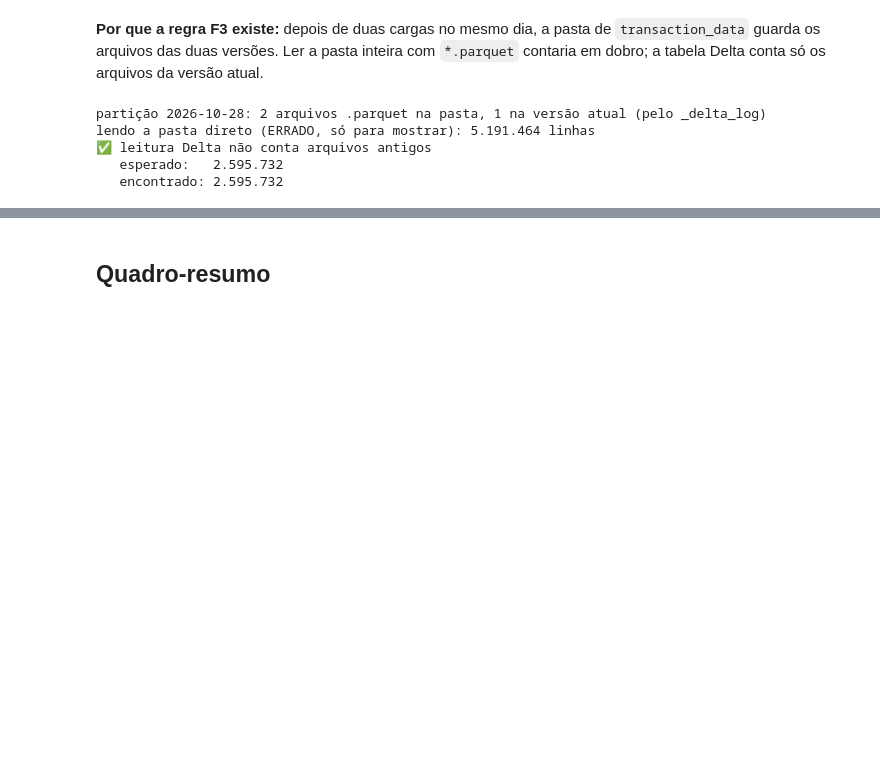
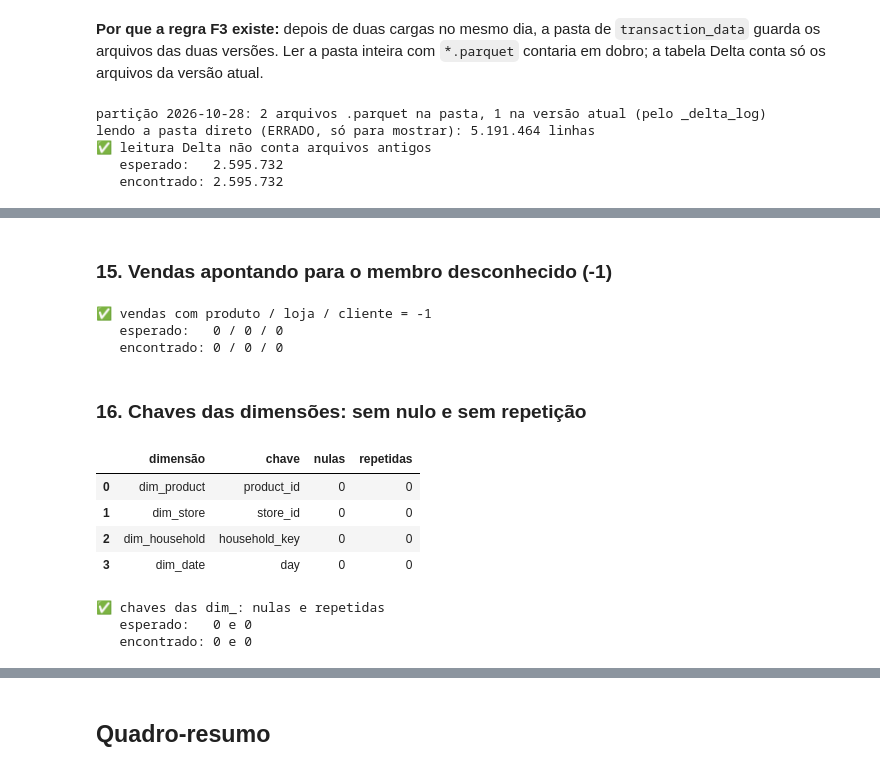
Before and after one commit to caiosantosho2-dotcom/retail-lakehouse, a Jupyter notebook: notebooks/explorando_lakehouse.ipynb, the cells around one changed output, grey strips where cells are left out. Cells and saved outputs as stored; diff of their text form; code cells hidden in the pictures; blank space fills up the shorter version.

```diff
--- a/notebooks/explorando_lakehouse.ipynb
+++ b/notebooks/explorando_lakehouse.ipynb
@@ -218,0 +397,29 @@ lendo a pasta direto (ERRADO, só para mostrar): 5.191.464 linhas
+# %% [markdown]
+### 15. Vendas apontando para o membro desconhecido (-1)
+# %%
+orfaos = um("SELECT count(*) FILTER (WHERE product_id = -1), count(*) FILTER (WHERE store_id = -1), count(*) FILTER (WHERE household_key = -1) FROM fact_sales")
+verificar("vendas com produto / loja / cliente = -1", "0 / 0 / 0", " / ".join(fmt_n(x) for x in orfaos))
+# %% [output]
+✅ vendas com produto / loja / cliente = -1
+   esperado:   0 / 0 / 0
+   encontrado: 0 / 0 / 0
+# %% [markdown]
+### 16. Chaves das dimensões: sem nulo e sem repetição
+# %%
+chaves = {"dim_product": "product_id", "dim_store": "store_id", "dim_household": "household_key", "dim_date": "day"}
+problemas = pd.DataFrame([
+    {"dimensão": d, "chave": k,
+     "nulas": um(f"SELECT count(*) FROM {d} WHERE {k} IS NULL")[0],
+     "repetidas": um(f"SELECT count(*) - count(DISTINCT {k}) FROM {d}")[0]}
+    for d, k in chaves.items()])
+display(problemas)
+verificar("chaves das dim_: nulas e repetidas", "0 e 0", f"{problemas['nulas'].sum()} e {problemas['repetidas'].sum()}")
+# %% [output]
+|  | dimensão | chave | nulas | repetidas |
+| 0 | dim_product | product_id | 0 | 0 |
+| 1 | dim_store | store_id | 0 | 0 |
+| 2 | dim_household | household_key | 0 | 0 |
+| 3 | dim_date | day | 0 | 0 |
+✅ chaves das dim_: nulas e repetidas
+   esperado:   0 e 0
+   encontrado: 0 e 0
```
Also changed, not shown: parts of 28 cells of this notebook, 15 other files.
